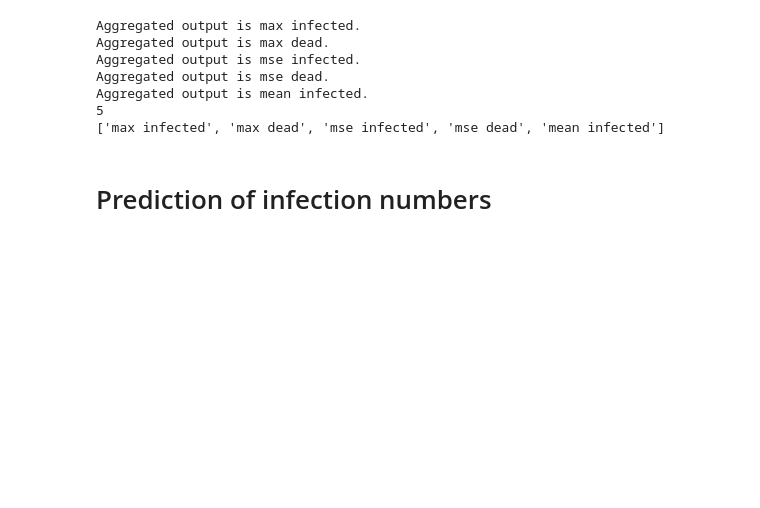
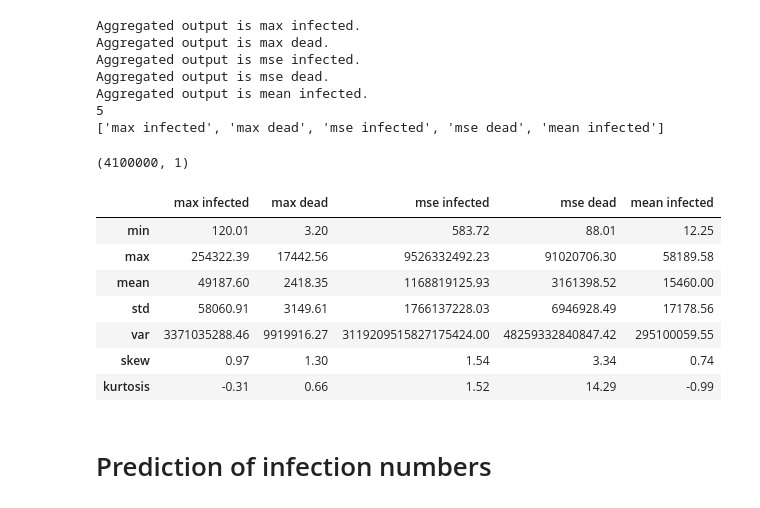
Before and after one commit to lelange/sensitivity_analysis, a Jupyter notebook: pycode/sensitivity_analysis/Uncertainty_Quantification.ipynb, the cells around one changed output. Saved outputs shown, nothing was run; the diff lists cells and outputs as text; code cells hidden in the pictures; blank space fills up the shorter version.

```diff
--- a/pycode/sensitivity_analysis/Uncertainty_Quantification.ipynb
+++ b/pycode/sensitivity_analysis/Uncertainty_Quantification.ipynb
@@ -231,6 +231,37 @@ def show_histogram_aggregated_output(output_agg, aggregation_function):
     axs[1].set(xlabel = aggregation_function,
               ylabel = "log scaled number of simulations")
     plt.show()
+# %%
+outputs[0].shape
+# %% [output]
+(4100000, 1)
+# %%
+def get_stats_df(outputs, output_names, N):
+    df = pd.DataFrame()
+    for name, out in zip(output_names, outputs):
+        out = np.squeeze(out[:N])
+        df_infection_peak = pd.DataFrame({name: out})
+
+        df_infection_peak_summary = df_infection_peak.describe()
+        df_infection_peak_summary.loc['var']=[np.var(out) ]
+        df_infection_peak_summary.loc['kurtosis']=[scipy.stats.kurtosis(out) ]
+        df_infection_peak_summary.loc['skew']=[scipy.stats.skew(out) ]
+        df_infection_peak_summary.style.format("{:.2f}")
+        df[name]=df_infection_peak_summary[name]
+    return df
+# %%
+df_summary = get_stats_df(outputs, output_names, 2*size)
+# %%
+df_summary.loc[['min', 'max', 'mean', 'std', 'var', 'skew', 'kurtosis']].style.format("{:.2f}")
+# %% [output]
+|  | max infected | max dead | mse infected | mse dead | mean infected |
+| min | 120.01 | 3.20 | 583.72 | 88.01 | 12.25 |
+| max | 254322.39 | 17442.56 | 9526332492.23 | 91020706.30 | 58189.58 |
+| mean | 49187.60 | 2418.35 | 1168819125.93 | 3161398.52 | 15460.00 |
+| std | 58060.91 | 3149.61 | 1766137228.03 | 6946928.49 | 17178.56 |
+| var | 3371035288.46 | 9919916.27 | 3119209515827175424.00 | 48259332840847.42 | 295100059.55 |
+| skew | 0.97 | 1.30 | 1.54 | 3.34 | 0.74 |
+| kurtosis | -0.31 | 0.66 | 1.52 | 14.29 | -0.99 |
 # %%
 N = size
 n_outputs = 20# must be smaller than 2N
```
Also changed, not shown: parts of 11 cells of this notebook, 3 other files.
